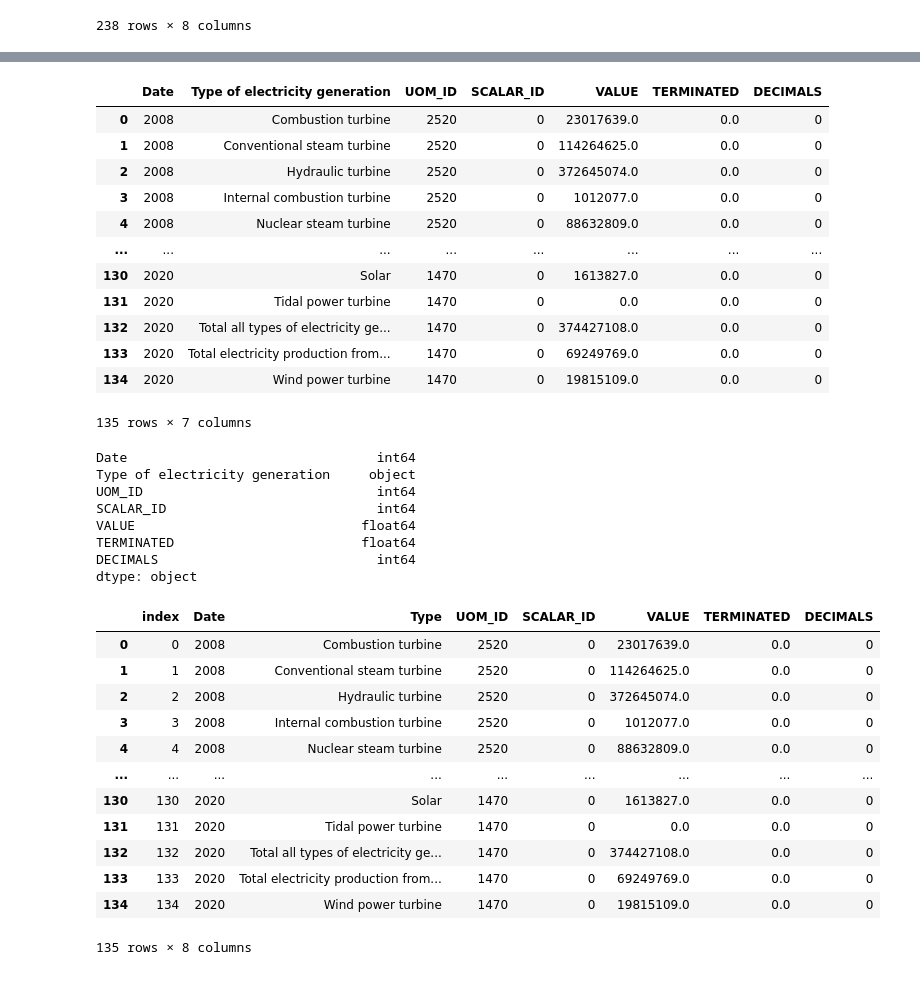
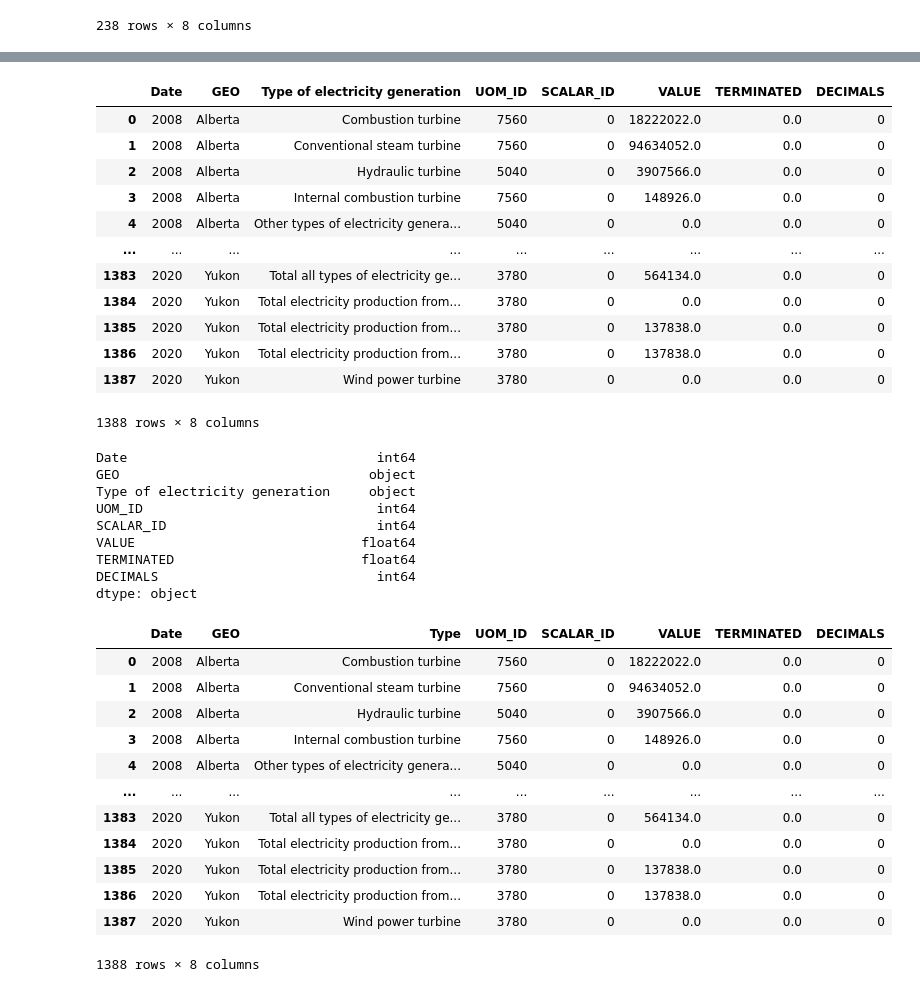
Before and after one commit to FarihaSiddiqui/Project-2, a Jupyter notebook: project.ipynb, the cells around one changed output, grey strips where cells are left out. Drawn from its saved outputs; the diff is of its cells as text; code cells hidden in the pictures.

```diff
--- a/project.ipynb
+++ b/project.ipynb
@@ -1102,32 +943,30 @@ canada_location
 # %%
 
 import datetime as dt
-df = pd.read_csv("data/Plotly_data.csv")
+df = pd.read_csv("data/Plotly_data_full.csv")
 
 df = df.rename(columns={"REF_DATE": "Date"})
 df['Date'] = pd.to_datetime(df['Date'])
 
-Grouped_df = df.groupby(["Date","Type of electricity generation"]).sum()
-
 per = df.Date.dt.to_period("Y")
-grouped_df = df.groupby([per,"Type of electricity generation"]).sum()
+grouped_df = df.groupby([per,"GEO","Type of electricity generation"]).sum()
 
 grouped_df = grouped_df.reset_index()
 grouped_df
 # %% [output]
-|  | Date | Type of electricity generation | UOM_ID | SCALAR_ID | VALUE | TERMINATED | DECIMALS |
-| 0 | 2008 | Combustion turbine | 2520 | 0 | 23017639.0 | 0.0 | 0 |
-| 1 | 2008 | Conventional steam turbine | 2520 | 0 | 114264625.0 | 0.0 | 0 |
-| 2 | 2008 | Hydraulic turbine | 2520 | 0 | 372645074.0 | 0.0 | 0 |
-| 3 | 2008 | Internal combustion turbine | 2520 | 0 | 1012077.0 | 0.0 | 0 |
-| 4 | 2008 | Nuclear steam turbine | 2520 | 0 | 88632809.0 | 0.0 | 0 |
-| ... | ... | ... | ... | ... | ... | ... | ... |
-| 130 | 2020 | Solar | 1470 | 0 | 1613827.0 | 0.0 | 0 |
-| 131 | 2020 | Tidal power turbine | 1470 | 0 | 0.0 | 0.0 | 0 |
-| 132 | 2020 | Total all types of electricity ge... | 1470 | 0 | 374427108.0 | 0.0 | 0 |
-| 133 | 2020 | Total electricity production from... | 1470 | 0 | 69249769.0 | 0.0 | 0 |
-| 134 | 2020 | Wind power turbine | 1470 | 0 | 19815109.0 | 0.0 | 0 |
+|  | Date | GEO | Type of electricity generation | UOM_ID | SCALAR_ID | VALUE | TERMINATED | DECIMALS |
+| 0 | 2008 | Alberta | Combustion turbine | 7560 | 0 | 18222022.0 | 0.0 | 0 |
+| 1 | 2008 | Alberta | Conventional steam turbine | 7560 | 0 | 94634052.0 | 0.0 | 0 |
+| 2 | 2008 | Alberta | Hydraulic turbine | 5040 | 0 | 3907566.0 | 0.0 | 0 |
+| 3 | 2008 | Alberta | Internal combustion turbine | 7560 | 0 | 148926.0 | 0.0 | 0 |
+| 4 | 2008 | Alberta | Other types of electricity genera... | 5040 | 0 | 0.0 | 0.0 | 0 |
+| ... | ... | ... | ... | ... | ... | ... | ... | ... |
+| 1383 | 2020 | Yukon | Total all types of electricity ge... | 3780 | 0 | 564134.0 | 0.0 | 0 |
+| 1384 | 2020 | Yukon | Total electricity production from... | 3780 | 0 | 0.0 | 0.0 | 0 |
+| 1385 | 2020 | Yukon | Total electricity production from... | 3780 | 0 | 137838.0 | 0.0 | 0 |
+| 1386 | 2020 | Yukon | Total electricity production from... | 3780 | 0 | 137838.0 | 0.0 | 0 |
+| 1387 | 2020 | Yukon | Wind power turbine | 3780 | 0 | 0.0 | 0.0 | 0 |
-135 rows × 7 columns
+1388 rows × 8 columns
 # %%
 def fill_na(x):
     try:
@@ -1142,6 +981,7 @@ grouped_df['Date'] = grouped_df['Date'].astype(str).astype(int)
 grouped_df.dtypes
 # %% [output]
 Date                                int64
+GEO                                object
 Type of electricity generation     object
 UOM_ID                              int64
 SCALAR_ID                           int64
@@ -1156,16 +994,16 @@ grouped_df.to_sql('canada_date', conn , if_exists='replace', index = False)
 grouped_df = grouped_df.rename(columns={"Type of electricity generation": "Type"})
 grouped_df
 # %% [output]
-|  | index | Date | Type | UOM_ID | SCALAR_ID | VALUE | TERMINATED | DECIMALS |
-| 0 | 0 | 2008 | Combustion turbine | 2520 | 0 | 23017639.0 | 0.0 | 0 |
-| 1 | 1 | 2008 | Conventional steam turbine | 2520 | 0 | 114264625.0 | 0.0 | 0 |
-| 2 | 2 | 2008 | Hydraulic turbine | 2520 | 0 | 372645074.0 | 0.0 | 0 |
-| 3 | 3 | 2008 | Internal combustion turbine | 2520 | 0 | 1012077.0 | 0.0 | 0 |
-| 4 | 4 | 2008 | Nuclear steam turbine | 2520 | 0 | 88632809.0 | 0.0 | 0 |
+|  | Date | GEO | Type | UOM_ID | SCALAR_ID | VALUE | TERMINATED | DECIMALS |
+| 0 | 2008 | Alberta | Combustion turbine | 7560 | 0 | 18222022.0 | 0.0 | 0 |
+| 1 | 2008 | Alberta | Conventional steam turbine | 7560 | 0 | 94634052.0 | 0.0 | 0 |
+| 2 | 2008 | Alberta | Hydraulic turbine | 5040 | 0 | 3907566.0 | 0.0 | 0 |
+| 3 | 2008 | Alberta | Internal combustion turbine | 7560 | 0 | 148926.0 | 0.0 | 0 |
+| 4 | 2008 | Alberta | Other types of electricity genera... | 5040 | 0 | 0.0 | 0.0 | 0 |
 | ... | ... | ... | ... | ... | ... | ... | ... | ... |
-| 130 | 130 | 2020 | Solar | 1470 | 0 | 1613827.0 | 0.0 | 0 |
-| 131 | 131 | 2020 | Tidal power turbine | 1470 | 0 | 0.0 | 0.0 | 0 |
-| 132 | 132 | 2020 | Total all types of electricity ge... | 1470 | 0 | 374427108.0 | 0.0 | 0 |
-| 133 | 133 | 2020 | Total electricity production from... | 1470 | 0 | 69249769.0 | 0.0 | 0 |
-| 134 | 134 | 2020 | Wind power turbine | 1470 | 0 | 19815109.0 | 0.0 | 0 |
+| 1383 | 2020 | Yukon | Total all types of electricity ge... | 3780 | 0 | 564134.0 | 0.0 | 0 |
+| 1384 | 2020 | Yukon | Total electricity production from... | 3780 | 0 | 0.0 | 0.0 | 0 |
+| 1385 | 2020 | Yukon | Total electricity production from... | 3780 | 0 | 137838.0 | 0.0 | 0 |
+| 1386 | 2020 | Yukon | Total electricity production from... | 3780 | 0 | 137838.0 | 0.0 | 0 |
+| 1387 | 2020 | Yukon | Wind power turbine | 3780 | 0 | 0.0 | 0.0 | 0 |
-135 rows × 8 columns
+1388 rows × 8 columns
```
Also changed, not shown: parts of 15 cells of this notebook, 2 other files.
